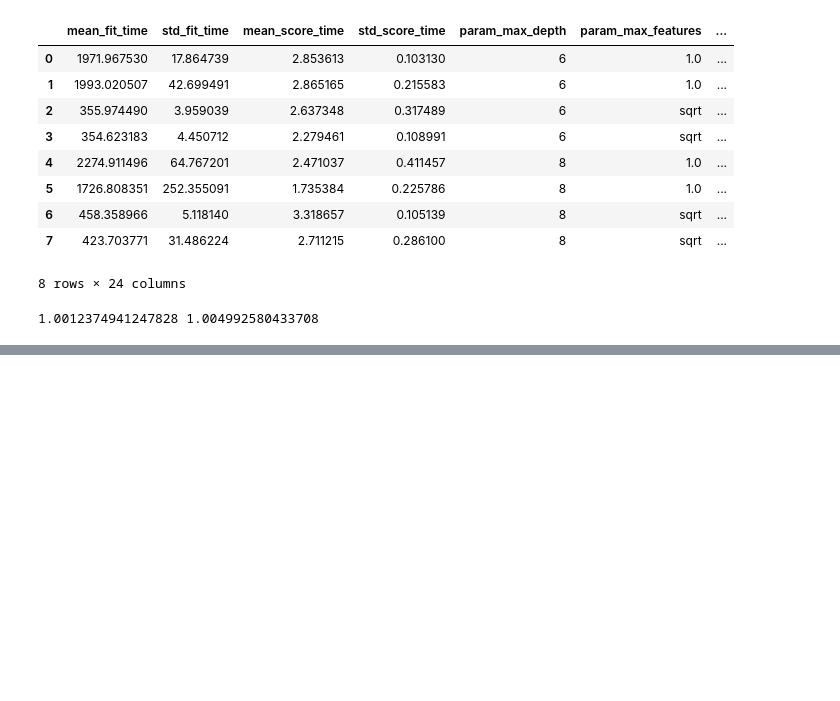
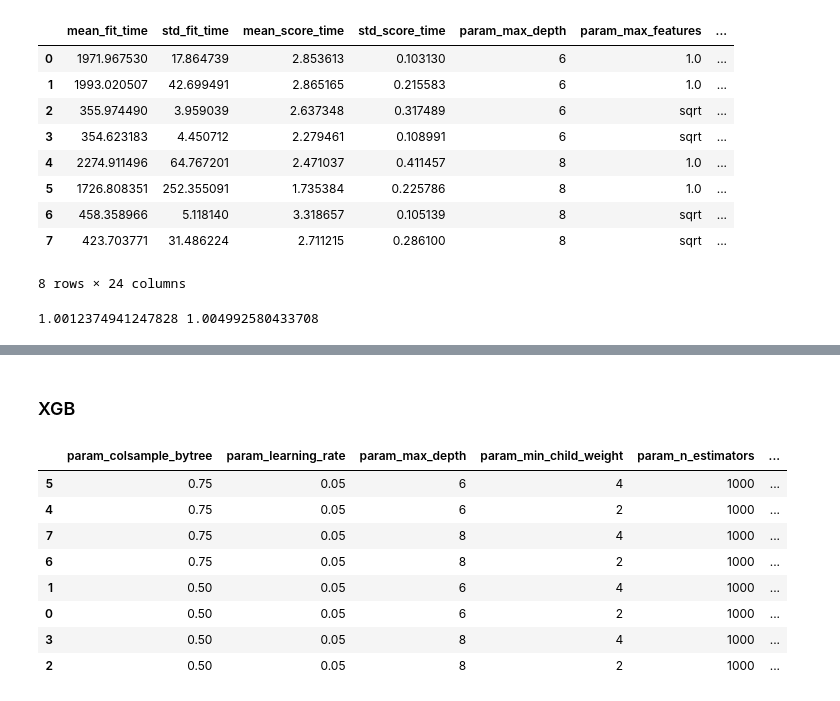
Before and after one commit to Ahmed-Haitham/Reproducible-Research-Project, a Jupyter notebook: model/model_choice.ipynb, the cells around one changed output, grey strips where cells are left out. Cells and saved outputs as stored; diff of their text form; code cells hidden in the pictures; blank space fills up the shorter version.

```diff
--- a/model/model_choice.ipynb
+++ b/model/model_choice.ipynb
@@ -178,0 +227,25 @@ print(exp(train_score), exp(test_score))
+# %% [markdown]
+### XGB
+# %%
+with open('saved_models/cv_results_XGB.pkl', 'rb') as file:
+     cv_results_XGB = pickle.load(file)
+cv_results_XGB.columns
+cv_summary_columns_XGB = ['param_colsample_bytree', 'param_learning_rate', 'param_max_depth',
+                                'param_min_child_weight', 'param_n_estimators',
+                                'mean_train_score', 'std_train_score', 'mean_test_score', 'std_test_score']
+cv_results_XGB['mean_train_score'] = cv_results_XGB['mean_train_score'].abs()
+cv_results_XGB['mean_test_score'] = cv_results_XGB['mean_test_score'].abs()
+cv_summary_XGB = cv_results_XGB[cv_summary_columns_XGB].sort_values(by='mean_test_score', ascending=True)
+with open('saved_models/cv_summaries/cv_summary_XGB.pkl', 'wb') as file:
+    pickle.dump(cv_summary_XGB, file)
+cv_summary_XGB.head(10)
+# %% [output]
+|  | param_colsample_bytree | param_learning_rate | param_max_depth | param_min_child_weight | param_n_estimators | ... |
+| 5 | 0.75 | 0.05 | 6 | 4 | 1000 | ... |
+| 4 | 0.75 | 0.05 | 6 | 2 | 1000 | ... |
+| 7 | 0.75 | 0.05 | 8 | 4 | 1000 | ... |
+| 6 | 0.75 | 0.05 | 8 | 2 | 1000 | ... |
+| 1 | 0.50 | 0.05 | 6 | 4 | 1000 | ... |
+| 0 | 0.50 | 0.05 | 6 | 2 | 1000 | ... |
+| 3 | 0.50 | 0.05 | 8 | 4 | 1000 | ... |
+| 2 | 0.50 | 0.05 | 8 | 2 | 1000 | ... |
```
Also changed, not shown: parts of 9 cells of this notebook, 4 other files.
